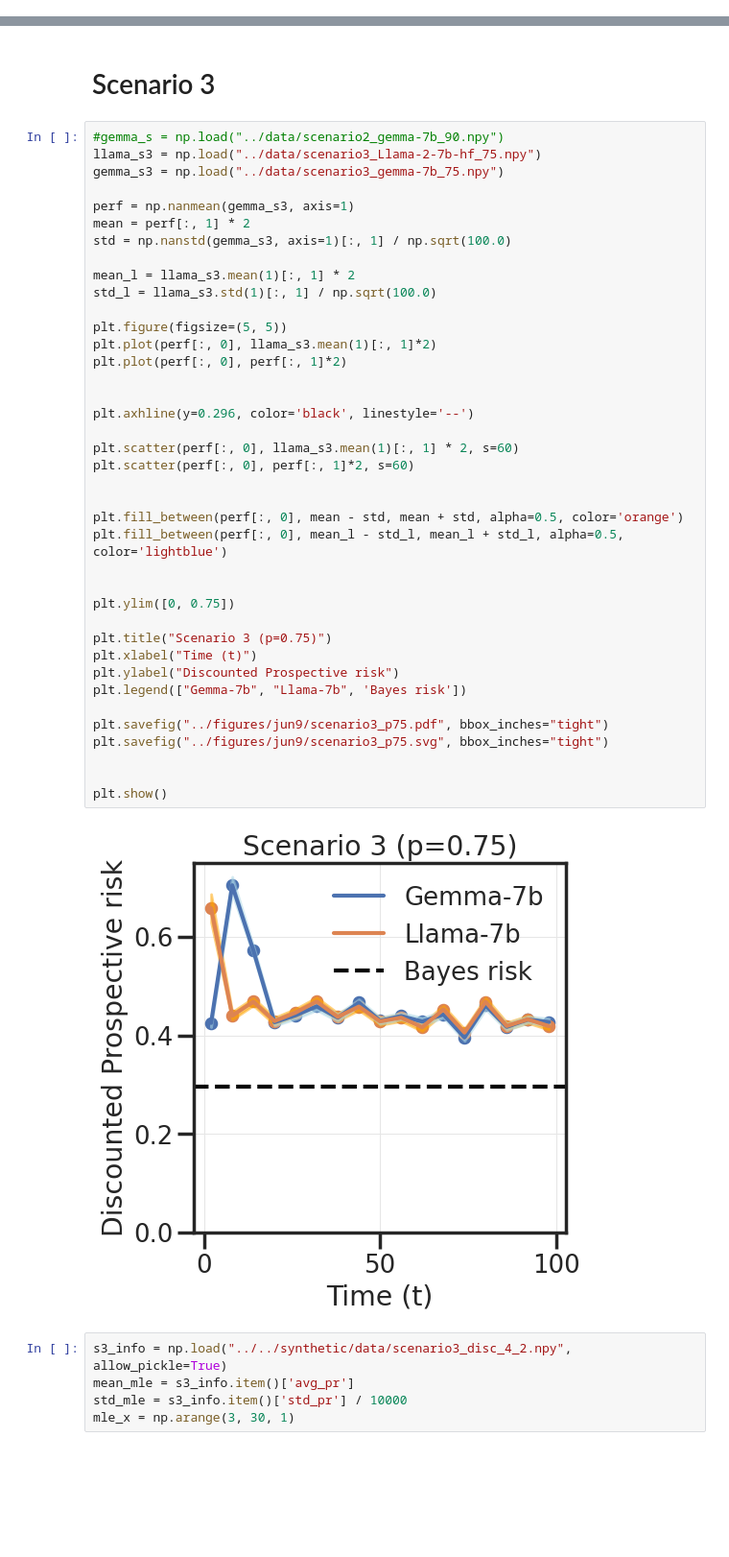
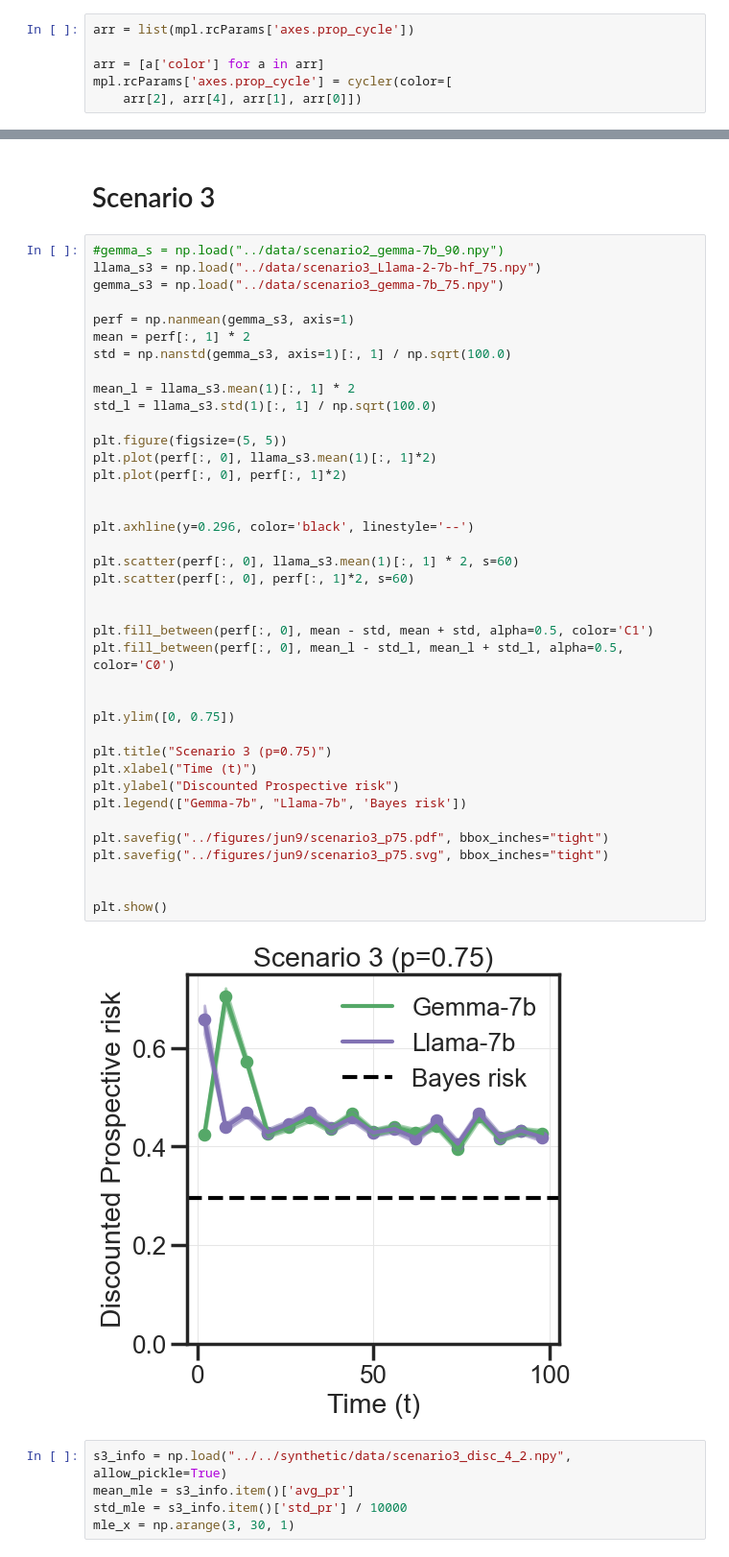
Before and after one commit to YuxinB/ProL, a Jupyter notebook: llm/notebooks/llm_prob.ipynb, the cells around one changed output, grey strips where cells are left out. Shown at 96% size. Saved outputs shown, nothing was run; the diff lists cells and outputs as text; blank space fills up the shorter version.

```diff
--- a/llm/notebooks/llm_prob.ipynb
+++ b/llm/notebooks/llm_prob.ipynb
@@ -62,3 +65,9 @@ plt.show()
+# %%
+arr = list(mpl.rcParams['axes.prop_cycle'])
+
+arr = [a['color'] for a in arr]
+mpl.rcParams['axes.prop_cycle'] = cycler(color=[
+    arr[2], arr[4], arr[1], arr[0]])
 # %%
 #sns.swarmplot(data=tab, x="Token", y="Probability", hue="Model")
 sns.stripplot(data=tab, x="Token", y="Probability", hue="Model", dodge=True, alpha=0.25)
@@ -265,36 +274,36 @@ std = np.nanstd(gemma_s3, axis=1)[:, 1] / np.sqrt(100.0)
 
 mean_l = llama_s3.mean(1)[:, 1] * 2
 std_l = llama_s3.std(1)[:, 1] / np.sqrt(100.0)
 
 plt.figure(figsize=(5, 5))
 plt.plot(perf[:, 0], llama_s3.mean(1)[:, 1]*2)
 plt.plot(perf[:, 0], perf[:, 1]*2)
 
 
 plt.axhline(y=0.296, color='black', linestyle='--')
 
 plt.scatter(perf[:, 0], llama_s3.mean(1)[:, 1] * 2, s=60)
 plt.scatter(perf[:, 0], perf[:, 1]*2, s=60)
 
 
-plt.fill_between(perf[:, 0], mean - std, mean + std, alpha=0.5, color='orange')
-plt.fill_between(perf[:, 0], mean_l - std_l, mean_l + std_l, alpha=0.5, color='lightblue')
+plt.fill_between(perf[:, 0], mean - std, mean + std, alpha=0.5, color='C1')
+plt.fill_between(perf[:, 0], mean_l - std_l, mean_l + std_l, alpha=0.5, color='C0')
 
 
 plt.ylim([0, 0.75])
 
 plt.title("Scenario 3 (p=0.75)")
 plt.xlabel("Time (t)")
 plt.ylabel("Discounted Prospective risk")
 plt.legend(["Gemma-7b", "Llama-7b", 'Bayes risk'])
 
 plt.savefig("../figures/jun9/scenario3_p75.pdf", bbox_inches="tight")
 plt.savefig("../figures/jun9/scenario3_p75.svg", bbox_inches="tight")
 
 
 plt.show()
 # %% [output]
-[figure, old version]
+[figure, new version]
 # %%
 s3_info = np.load("../../synthetic/data/scenario3_disc_4_2.npy", allow_pickle=True)
 mean_mle = s3_info.item()['avg_pr']
```
Also changed, not shown: parts of 8 cells of this notebook, 25 other files.
